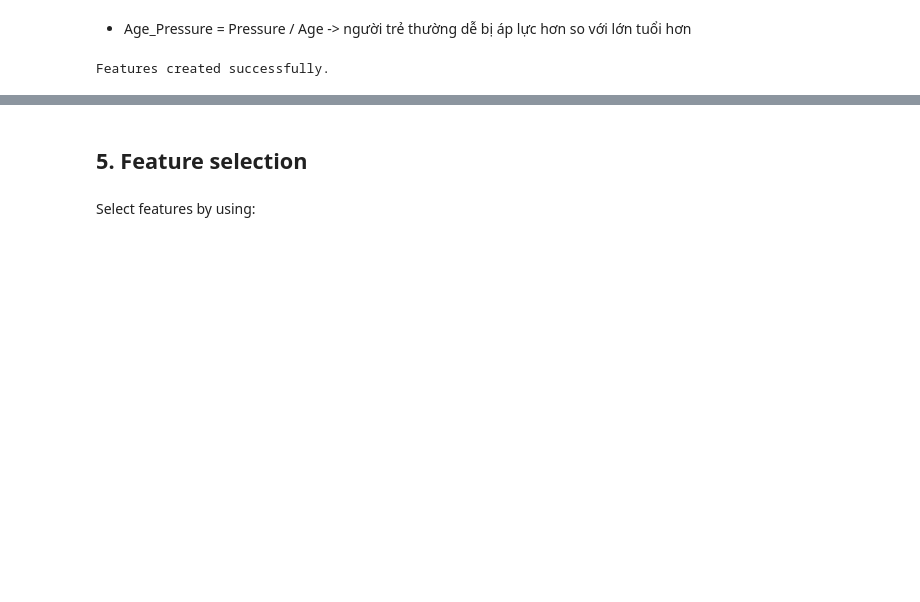
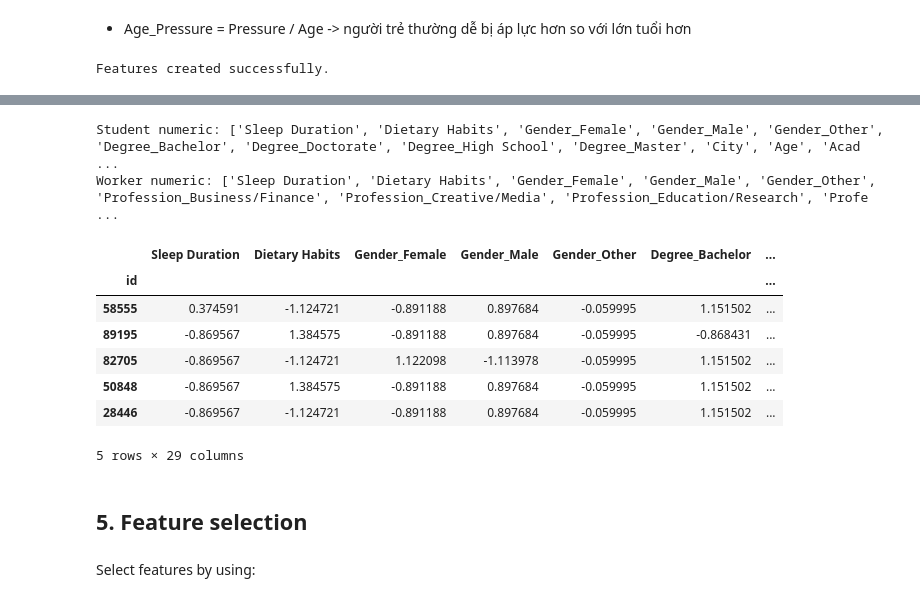
Before and after one commit to tlong-ds/india-depression-analysis, a Jupyter notebook: notebooks/04-feature-engineering.ipynb, the cells around one changed output, grey strips where cells are left out. Drawn from its saved outputs; the diff is of its cells as text; code cells hidden in the pictures; blank space fills up the shorter version.

```diff
--- a/notebooks/04-feature-engineering.ipynb
+++ b/notebooks/04-feature-engineering.ipynb
@@ -293,7 +281,7 @@ def create_common_features(df, is_student=True):
     df['Financial_Work_Interaction'] = df['Financial Stress'] * df['Work/Study Hours']
 
     # Age_Pressure = Pressure / Age
-    # Adding 5 to Age (scaled) to avoid division by zero and sign flipping issues near mean
+    # Adding 5 to Age to avoid division by zero and sign flipping issues near mean
     if is_student:
         df['Age_Pressure'] = df['Academic Pressure'] / (df['Age'] + 5)
     else:
@@ -302,11 +290,17 @@ def create_common_features(df, is_student=True):
     return df
 
 # Apply features
+X_train_student = fix_numeric_types(X_train_student)
+X_test_student = fix_numeric_types(X_test_student)
+
 X_train_student = create_student_features(X_train_student)
 X_train_student = create_common_features(X_train_student, is_student=True)
 
 X_test_student = create_student_features(X_test_student)
 X_test_student = create_common_features(X_test_student, is_student=True)
+
+X_train_worker = fix_numeric_types(X_train_worker)
+X_test_worker  = fix_numeric_types(X_test_worker)
 
 X_train_worker = create_worker_features(X_train_worker)
 X_train_worker = create_common_features(X_train_worker, is_student=False)
@@ -319,0 +318,24 @@ Features created successfully.
+# %%
+numeric_cols_student = X_train_student.select_dtypes(include=['int64','float64']).columns.tolist()
+numeric_cols_worker  = X_train_worker.select_dtypes(include=['int64','float64']).columns.tolist()
+# %%
+print("Student numeric:", numeric_cols_student)
+print("Worker numeric:", numeric_cols_worker)
+# %% [output]
+Student numeric: ['Sleep Duration', 'Dietary Habits', 'Gender_Female', 'Gender_Male', 'Gender_Other', 'Degree_Bachelor', 'Degree_Doctorate', 'Degree_High School', 'Degree_Master', 'City', 'Age', 'Acad ...
+Worker numeric: ['Sleep Duration', 'Dietary Habits', 'Gender_Female', 'Gender_Male', 'Gender_Other', 'Profession_Business/Finance', 'Profession_Creative/Media', 'Profession_Education/Research', 'Profe ...
+# %%
+def scale_data(X_train, X_test, numeric_cols):
+    scaler = StandardScaler()
+
+    X_train[numeric_cols] = scaler.fit_transform(X_train[numeric_cols])
+    X_test[numeric_cols] = scaler.transform(X_test[numeric_cols])
+    return X_train, X_test
+# %%
+X_train_student, X_test_student = scale_data(
+    X_train_student, X_test_student, numeric_cols_student
+)
+
+X_train_worker, X_test_worker = scale_data(
+    X_train_worker, X_test_worker, numeric_cols_worker
+)
@@ -320,3 +352,14 @@ Features created successfully.
+# %%
+X_train_student.head()
+# %% [output]
+|  | Sleep Duration | Dietary Habits | Gender_Female | Gender_Male | Gender_Other | Degree_Bachelor | ... |
+| id |  |  |  |  |  |  | ... |
+| 58555 | 0.374591 | -1.124721 | -0.891188 | 0.897684 | -0.059995 | 1.151502 | ... |
+| 89195 | -0.869567 | 1.384575 | -0.891188 | 0.897684 | -0.059995 | -0.868431 | ... |
+| 82705 | -0.869567 | -1.124721 | 1.122098 | -1.113978 | -0.059995 | 1.151502 | ... |
+| 50848 | -0.869567 | 1.384575 | -0.891188 | 0.897684 | -0.059995 | 1.151502 | ... |
+| 28446 | -0.869567 | -1.124721 | -0.891188 | 0.897684 | -0.059995 | 1.151502 | ... |
+5 rows × 29 columns
 # %% [markdown]
 ## 5. Feature selection
 # %% [markdown]
```
Also changed, not shown: parts of 24 cells of this notebook, 9 other files.
